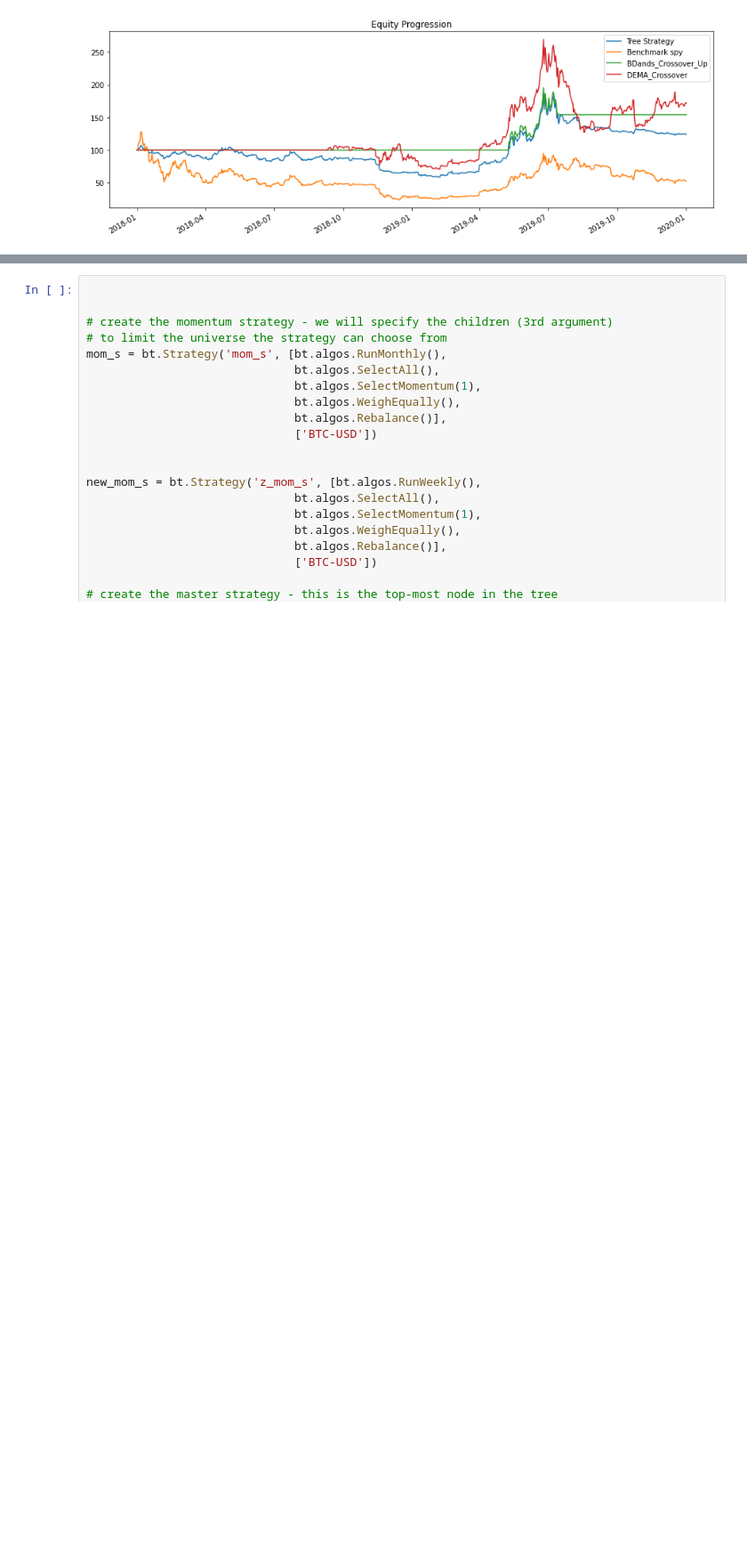
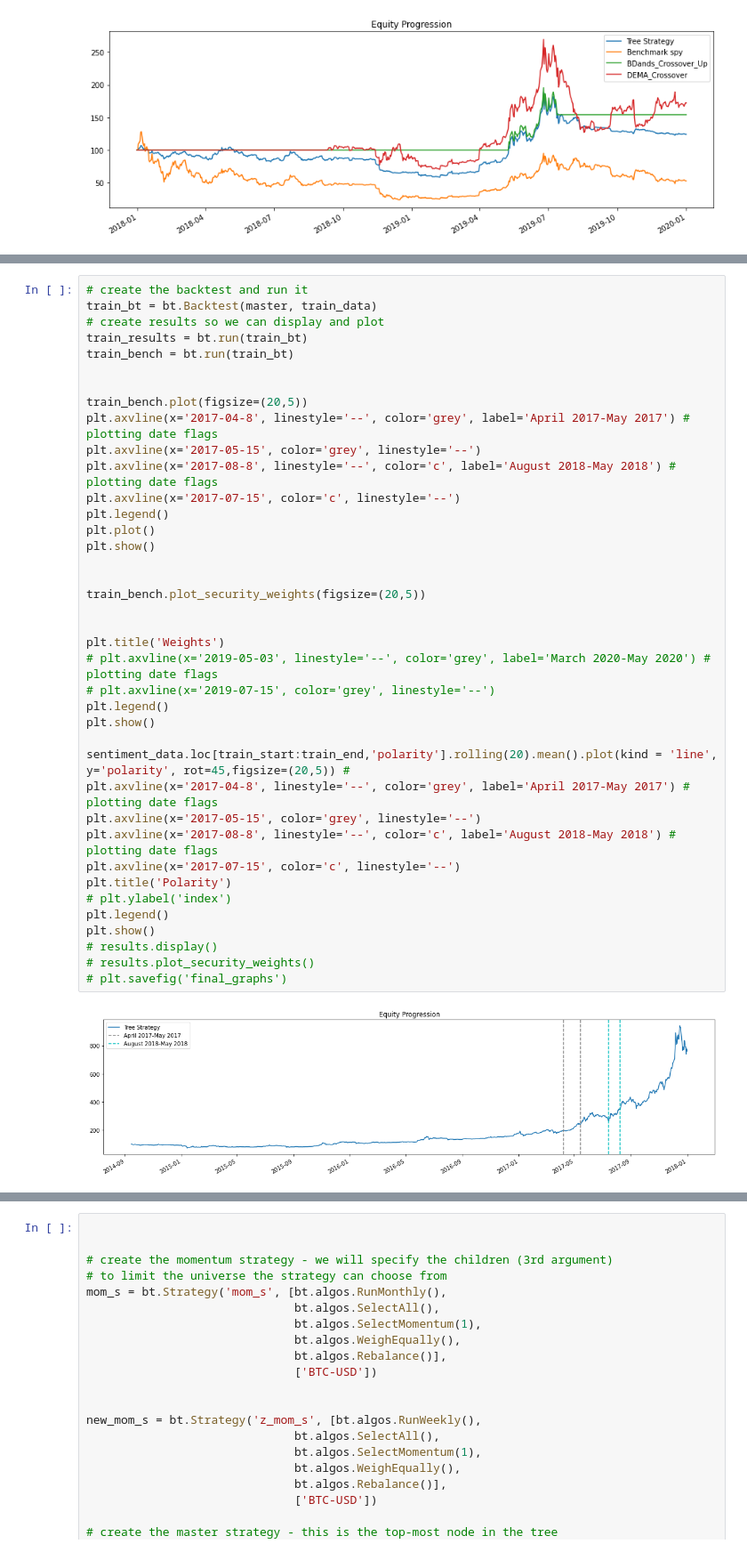
Before and after one commit to alimirr/algorithmic_trading_in_python, a Jupyter notebook: project/project_ali_edit.ipynb, the cells around one changed output, grey strips where cells are left out. Shown at 89% size. Saved outputs shown, nothing was run; the diff lists cells and outputs as text; blank space fills up the shorter version.

```diff
--- a/project/project_ali_edit.ipynb
+++ b/project/project_ali_edit.ipynb
@@ -740,0 +773,41 @@ plt.savefig('final_graphs')
+# %%
+# create the backtest and run it
+train_bt = bt.Backtest(master, train_data)
+# create results so we can display and plot
+train_results = bt.run(train_bt)
+train_bench = bt.run(train_bt)
+
+
+train_bench.plot(figsize=(20,5))
+plt.axvline(x='2017-04-8', linestyle='--', color='grey', label='April 2017-May 2017') # plotting date flags
+plt.axvline(x='2017-05-15', color='grey', linestyle='--')
+plt.axvline(x='2017-08-8', linestyle='--', color='c', label='August 2018-May 2018') # plotting date flags
+plt.axvline(x='2017-07-15', color='c', linestyle='--')
+plt.legend()
+plt.plot()
+plt.show()
+
+
+train_bench.plot_security_weights(figsize=(20,5))
+
+
+plt.title('Weights')
+# plt.axvline(x='2019-05-03', linestyle='--', color='grey', label='March 2020-May 2020') # plotting date flags
+# plt.axvline(x='2019-07-15', color='grey', linestyle='--')
+plt.legend()
+plt.show()
+
+sentiment_data.loc[train_start:train_end,'polarity'].rolling(20).mean().plot(kind = 'line', y='polarity', rot=45,figsize=(20,5)) #
+plt.axvline(x='2017-04-8', linestyle='--', color='grey', label='April 2017-May 2017') # plotting date flags
+plt.axvline(x='2017-05-15', color='grey', linestyle='--')
+plt.axvline(x='2017-08-8', linestyle='--', color='c', label='August 2018-May 2018') # plotting date flags
+plt.axvline(x='2017-07-15', color='c', linestyle='--')
+plt.title('Polarity')
+# plt.ylabel('index')
+plt.legend()
+plt.show()
+# results.display()
+# results.plot_security_weights()
+# plt.savefig('final_graphs')
+# %% [output]
+[figure, added]
```
Also changed, not shown: parts of 3 cells of this notebook, 2 other files.
